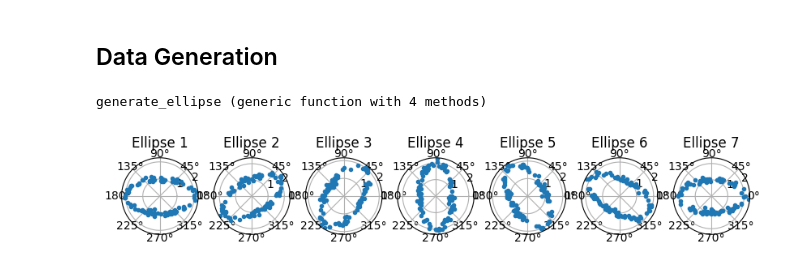
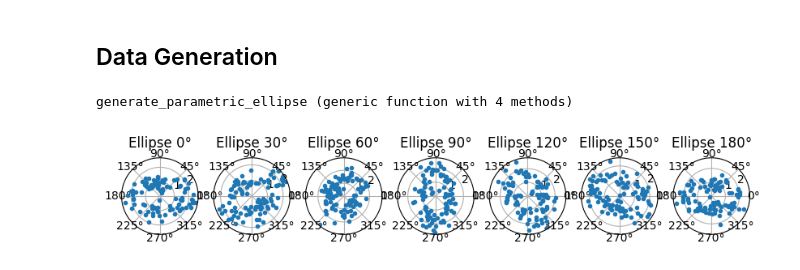
Before and after one commit to AndrewJSchoen/Jupyter, a Jupyter notebook: Tensor.ipynb, the cells around one changed output. Saved outputs shown, nothing was run; the diff lists cells and outputs as text; code cells hidden in the pictures.

Commit message:
Convex ellipse fitting

```diff
--- a/Tensor.ipynb
+++ b/Tensor.ipynb
@@ -4,26 +4,38 @@ using JuMP, NamedArrays, PyPlot, PyCall, Distributions;
 ## Data Generation
 # %%
 function get_r(a,b,θ,ϕ)
-    return sqrt(1/((cos(ϕ-θ)/a)^2+(sin(θ-ϕ)/b)^2))
+    return 1/sqrt((cos(ϕ-θ)/a)^2+(sin(θ-ϕ)/b)^2)
 end
 
-function generate_ellipse(a, b, θ=0, n=100, noise=0.1)
+function generate_ellipse(a, b, θ=0, n=100, noise=0)
     ϕ = sort(rand(n)*2*π)
-    r = [ get_r(a,b,θ,i)+rand(Normal(0, noise)) for i in ϕ ]
+    if noise == 0
+        r = [ get_r(a,b,θ,i) for i in ϕ ]
+    else
+        r = [ get_r(a,b,θ,i)+rand(Normal(0, noise)) for i in ϕ ]
+    end
     ellipsematrix = hcat(ϕ,r)
     return ellipsematrix
 end
+
+function generate_parametric_ellipse(a, b, θ=0, n=100, noise=0)
+    ellipsematrix = generate_ellipse(a,b,θ,n,noise)
+    x = [ellipsematrix[a,2]*cos(ellipsematrix[a,1]) for a in 1:length(ellipsematrix[:,1])]
+    y = [ellipsematrix[a,2]*sin(ellipsematrix[a,1]) for a in 1:length(ellipsematrix[:,1])]
+    ellipsematrix = hcat(x,y)
+    return ellipsematrix
+end
 # %% [output]
-generate_ellipse (generic function with 4 methods)
+generate_parametric_ellipse (generic function with 4 methods)
 # %%
 angles = [angle for angle in 0:π/6:π]
 f1 = figure("Ellipses",figsize=(10,10))
 for (i, angle) in enumerate(angles)
-    data = generate_ellipse(2,1,angle,100,0.1)
+    data = generate_ellipse(2,1,angle,100,0.4)
     ax1 = subplot(1,length(angles),i, polar=true,)
-    t = title(string("Ellipse ",i))
+    t = title(string("Ellipse ",(i-1)*30,"°"))
     pl1 = plot( data[:,1], data[:,2], linestyle="None", marker="." ) ;
     ax1[:set_theta_zero_location]("E") ;
 end
 # %% [output]
-[figure, old version]
+[figure, new version]
```
Also changed, not shown: parts of 6 cells of this notebook.
